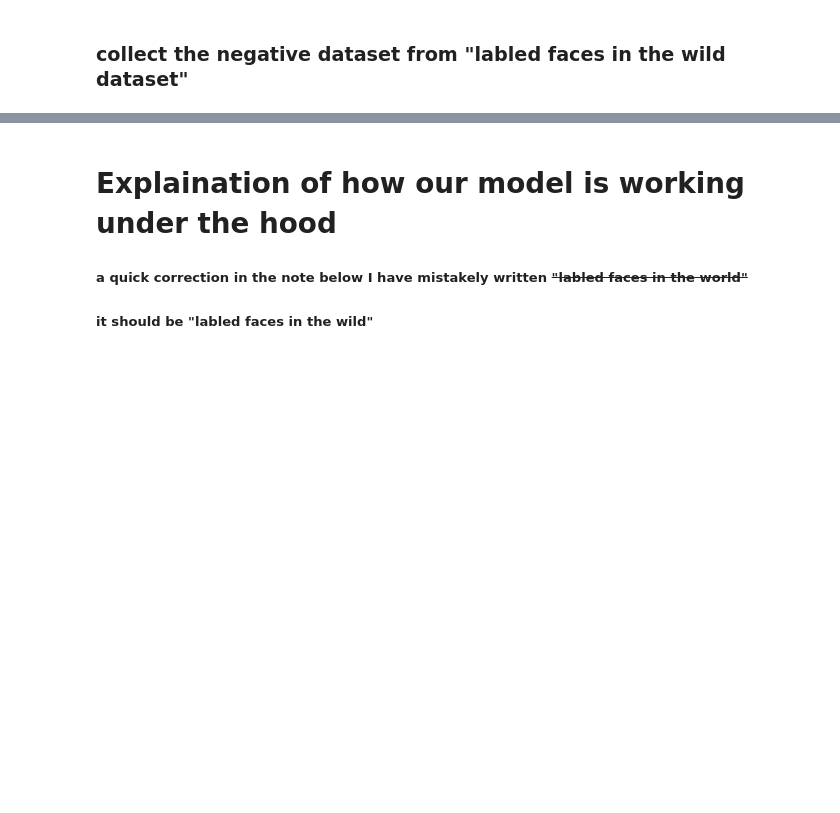
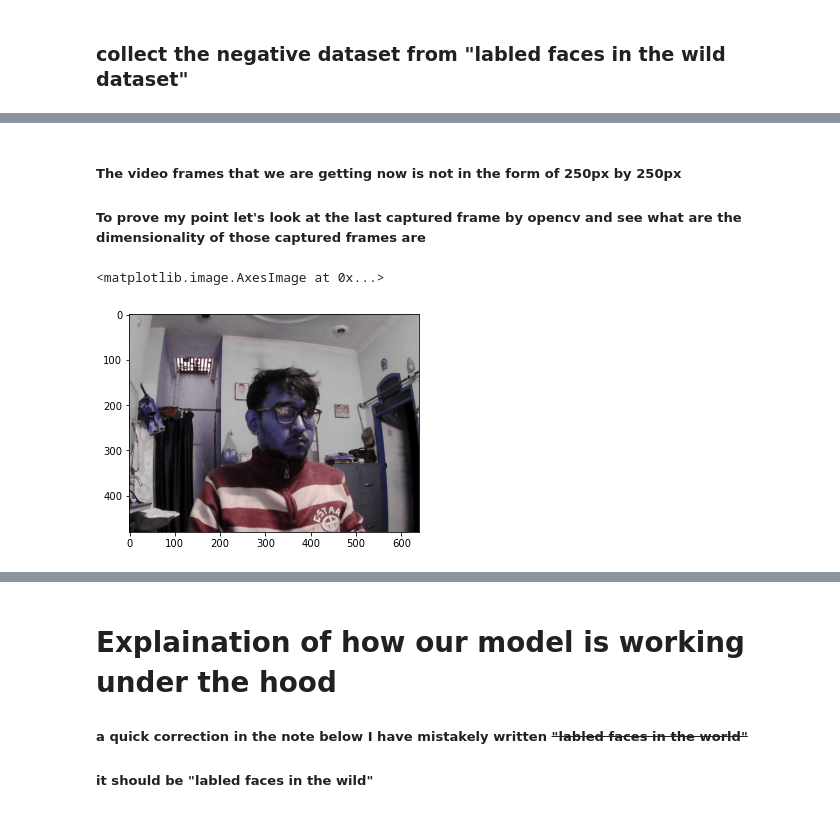
Before and after one commit to aryan68125/face_recognition_system_deep_learning, a Jupyter notebook: deep_learning_face_recognition_system.ipynb, the cells around one changed output, grey strips where cells are left out. Drawn from its saved outputs; the diff is of its cells as text; code cells hidden in the pictures; blank space fills up the shorter version.

```diff
--- a/deep_learning_face_recognition_system.ipynb
+++ b/deep_learning_face_recognition_system.ipynb
@@ -167,0 +215,34 @@ https://youtu.be/LKispFFQ5GU?list=PLAHgAk2ZrQwgmvoqMaCFiUJt6x7MCP6_d&t=2113
+# %%
+# making connection to the webcam
+cap = cv2.VideoCapture(-1)
+# this while loop is gonna loop through every single frame that's sent by our webcam
+while cap.isOpened():
+    # cap.read is used to read the captured frame at that point in time
+    # then we unpack the results that we get from read function
+    # we get a return value and the actual frame
+    # the actual frame is stored in the frame variable --> This is the actual image frame
+    # the return value is stored in the rat variable
+    rat, frame = cap.read()
+    # rendering the image that we got from the webcam back to the screen
+    # imshow('name_of_the_image_frame', actual frame that came from the webcam)
+    cv2.imshow('Web cam testing', frame)
+    # inside the if block we will break the loop when we press the key 'q' on our keyboard
+    # cv2.waitKey(1) --> This function waits for a key press infinitely
+    # & 0XFF == ord('q') checking if the key press was 'q' or not
+    # we are gonna configure this setting in a way that when we press 'a' it collect's anchor
+    # when we press 'p' it collects positive images
+    if cv2.waitKey(1) & 0XFF == ord('q'):
+        # this will break the loop and move the control out of the while loop block
+        break
+# cap.release is gonna release our webcam
+cap.release()
+# cv2.destroyAllWindows() will destroy all the opened opencv windows
+cv2.destroyAllWindows()
+# %% [markdown]
+##### The video frames that we are getting now is not in the form of 250px by 250px
+##### To prove my point let's look at the last captured frame by opencv and see what are the dimensionality of those captured frames are
+# %%
+plt.imshow(frame)
+# %% [output]
+<matplotlib.image.AxesImage at 0x...>
+[figure, added]
```
Also changed, not shown: parts of 71 cells of this notebook, 1 other file.
